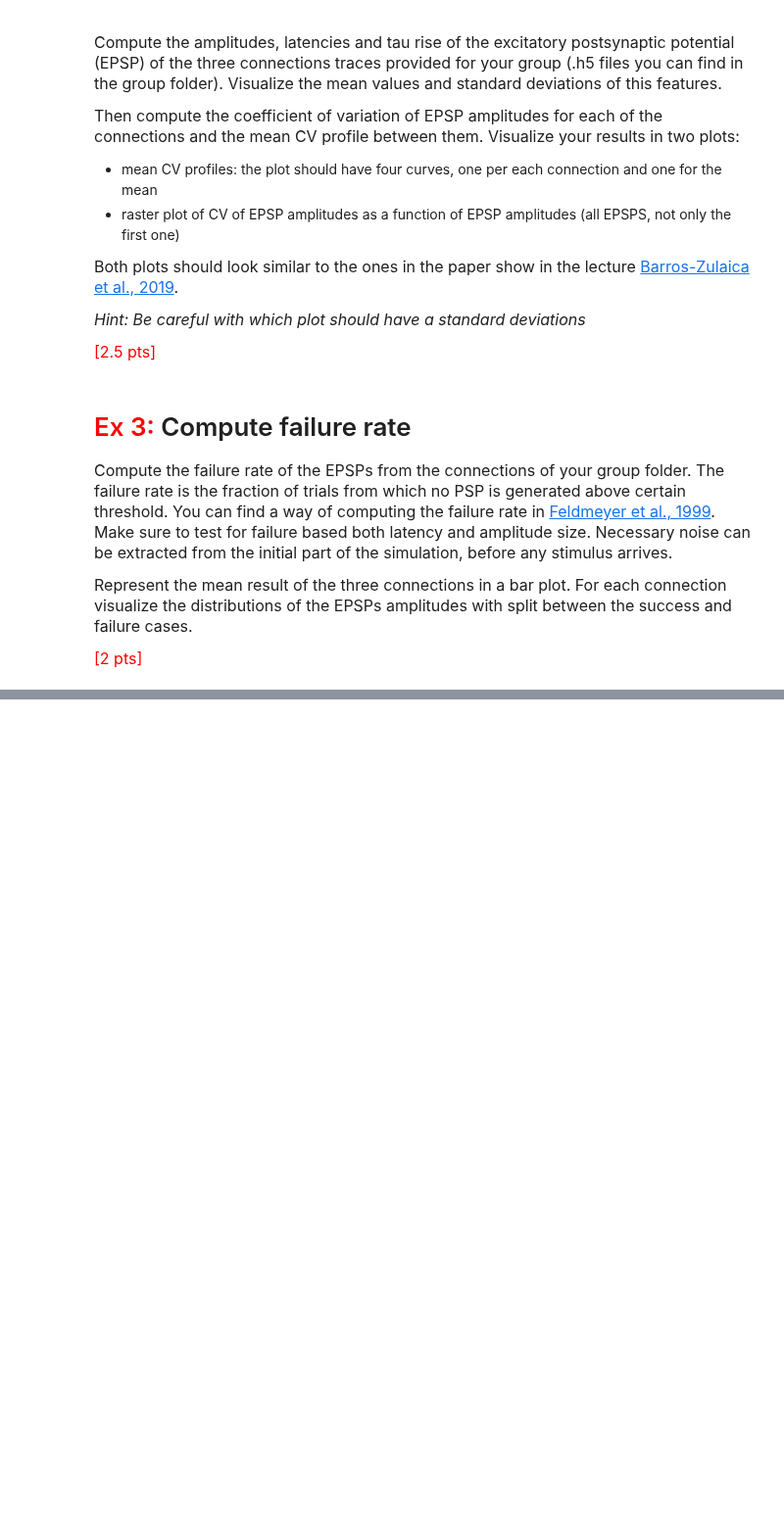
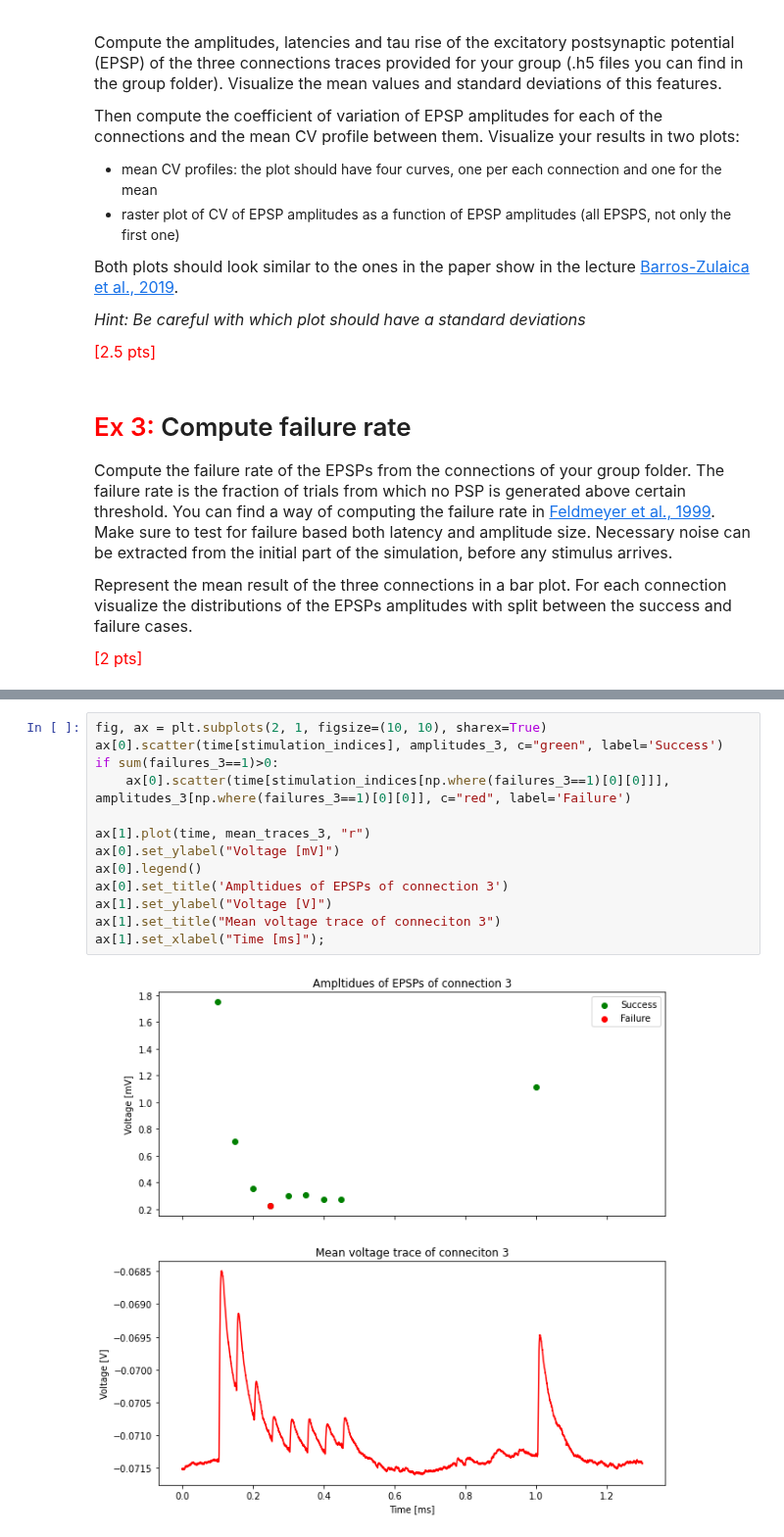
Before and after one commit to AlbrechtAlice/In-Silico-Neuroscience, a Jupyter notebook: Week8_HomeWork.ipynb, the cells around one changed output, grey strips where cells are left out. Shown at 98% size. Cells and saved outputs as stored; diff of their text form; blank space fills up the shorter version.

```diff
--- a/Week8_HomeWork.ipynb
+++ b/Week8_HomeWork.ipynb
@@ -203,0 +437,15 @@ plt.show()
+# %%
+fig, ax = plt.subplots(2, 1, figsize=(10, 10), sharex=True)
+ax[0].scatter(time[stimulation_indices], amplitudes_3, c="green", label='Success')
+if sum(failures_3==1)>0:
+    ax[0].scatter(time[stimulation_indices[np.where(failures_3==1)[0][0]]], amplitudes_3[np.where(failures_3==1)[0][0]], c="red", label='Failure')
+
+ax[1].plot(time, mean_traces_3, "r")
+ax[0].set_ylabel("Voltage [mV]")
+ax[0].legend()
+ax[0].set_title('Ampltidues of EPSPs of connection 3')
+ax[1].set_ylabel("Voltage [V]")
+ax[1].set_title("Mean voltage trace of conneciton 3")
+ax[1].set_xlabel("Time [ms]");
+# %% [output]
+[figure, added]
```
Also changed, not shown: parts of 22 cells of this notebook.
